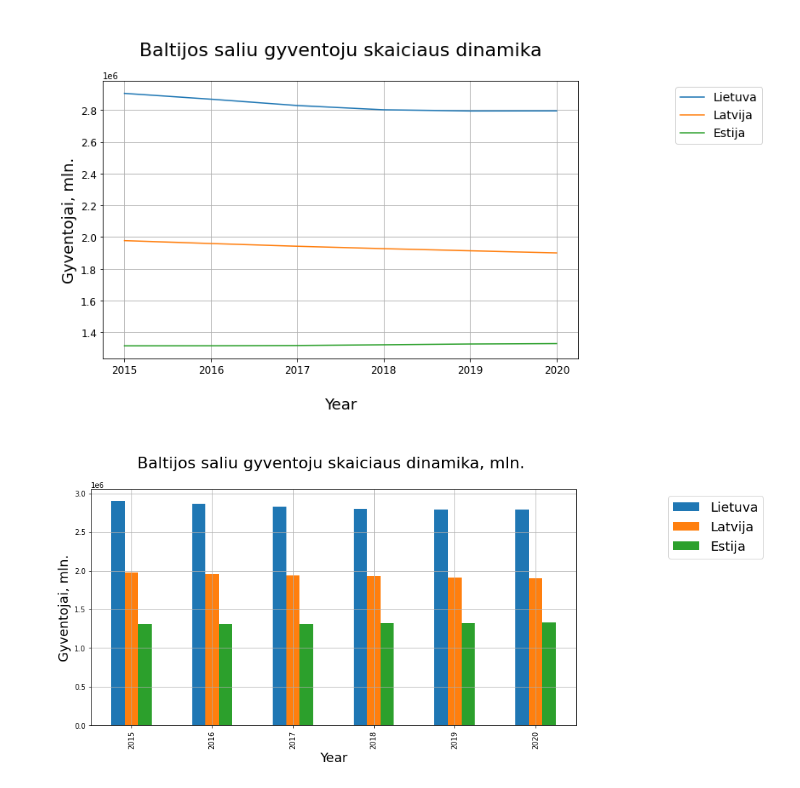
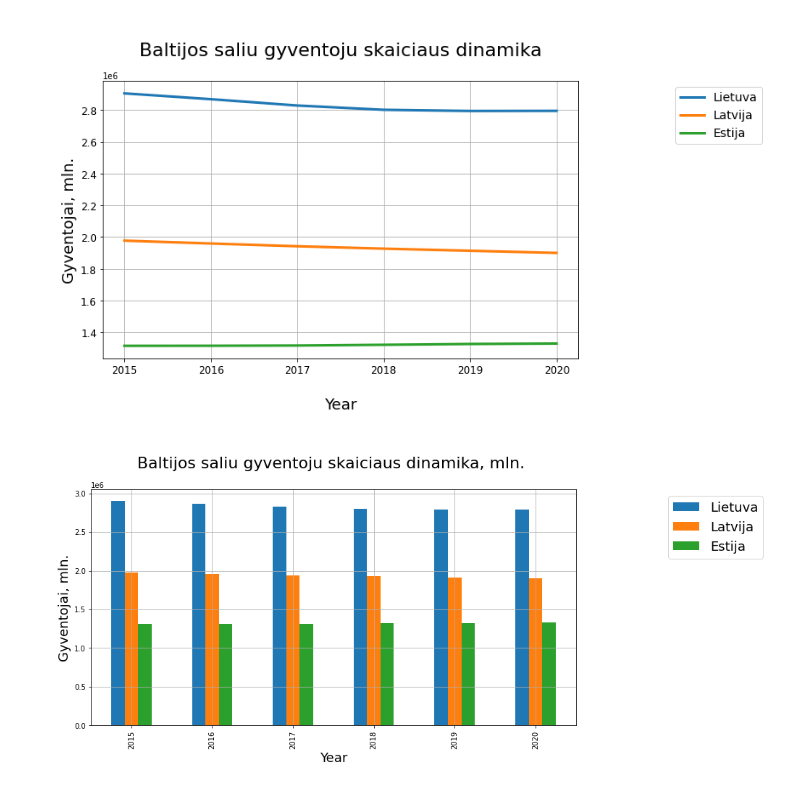
Before and after one commit to FlipWreck/BalticStates, a Jupyter notebook: Namu darbas.ipynb, the cells around one changed output. Cells and saved outputs as stored; diff of their text form; code cells hidden in the pictures.

```diff
--- a/Namu darbas.ipynb
+++ b/Namu darbas.ipynb
@@ -73,23 +97,24 @@ plt.show()
 # %%
-# Suraskite Lietuvos, Latvijos ir Estijos gyventojų skaičiaus dinamiką nuo 2015 iki 2020. Pavaizduokite gyventojų skaičiaus keitimą linijinėje diagramoje.
+# Suraskite Lietuvos, Latvijos ir Estijos gyventojų skaičiaus dinamiką nuo 2015 iki 2020.
+# Pavaizduokite gyventojų skaičiaus keitimą linijinėje diagramoje.
 df_baltic_population = pd.read_csv("data/baltic_population.csv", index_col="Year")
 
 fig, ax = plt.subplots(figsize = (10, 6))
 
-df_baltic_population.plot(ax = ax)
+df_baltic_population.plot(ax = ax, linewidth=3)
 
 plt.title("\nBaltijos saliu gyventoju skaiciaus dinamika\n", fontsize = 22)
 plt.xlabel("\nYear", fontsize = 18)
 plt.ylabel("\nGyventojai, mln.", fontsize = 18)
 
 plt.xticks(fontsize=12)
 plt.yticks(fontsize=12)
 
 plt.legend(loc="upper right", fontsize = 14, bbox_to_anchor = (1.4, 1))
 
 
 plt.grid()
 plt.show()
 # %% [output]
-[figure, old version]
+[figure, new version]
 # %%
```
Also changed, not shown: parts of 6 cells of this notebook.
